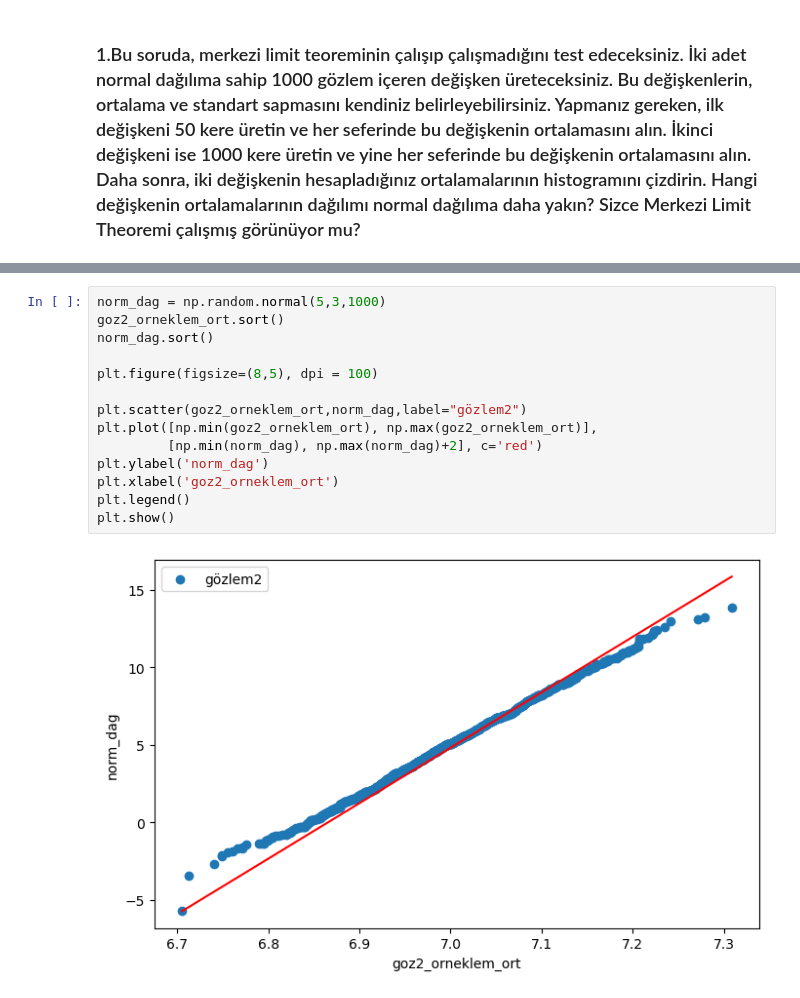
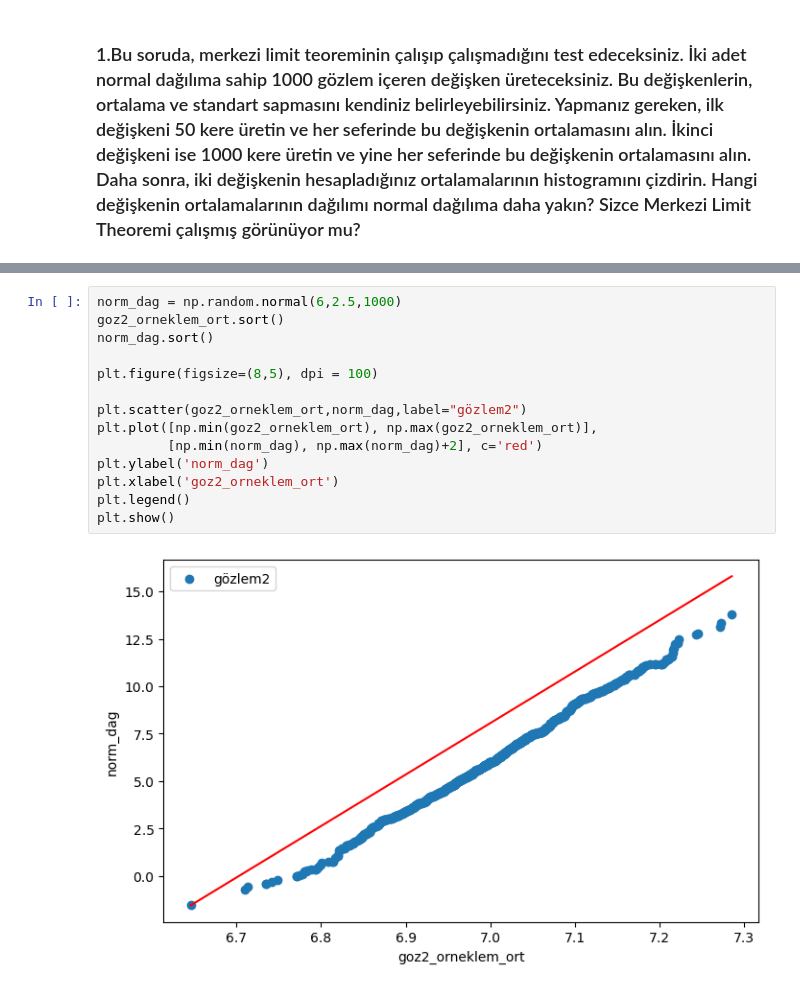
Before and after one commit to kubra-keskin/bootcamp_statistics, a Jupyter notebook: homework_4.ipynb, the cells around one changed output, grey strips where cells are left out. Cells and saved outputs as stored; diff of their text form.

```diff
--- a/homework_4.ipynb
+++ b/homework_4.ipynb
@@ -53,16 +45,16 @@ plt.show()
 # %%
-norm_dag = np.random.normal(5,3,1000)
+norm_dag = np.random.normal(6,2.5,1000)
 goz2_orneklem_ort.sort()
 norm_dag.sort()
 
 plt.figure(figsize=(8,5), dpi = 100)
 
 plt.scatter(goz2_orneklem_ort,norm_dag,label="gözlem2")
 plt.plot([np.min(goz2_orneklem_ort), np.max(goz2_orneklem_ort)],
          [np.min(norm_dag), np.max(norm_dag)+2], c='red')
 plt.ylabel('norm_dag')
 plt.xlabel('goz2_orneklem_ort')
 plt.legend()
 plt.show()
 # %% [output]
-[figure, old version]
+[figure, new version]
```
Also changed, not shown: parts of 4 cells of this notebook.
